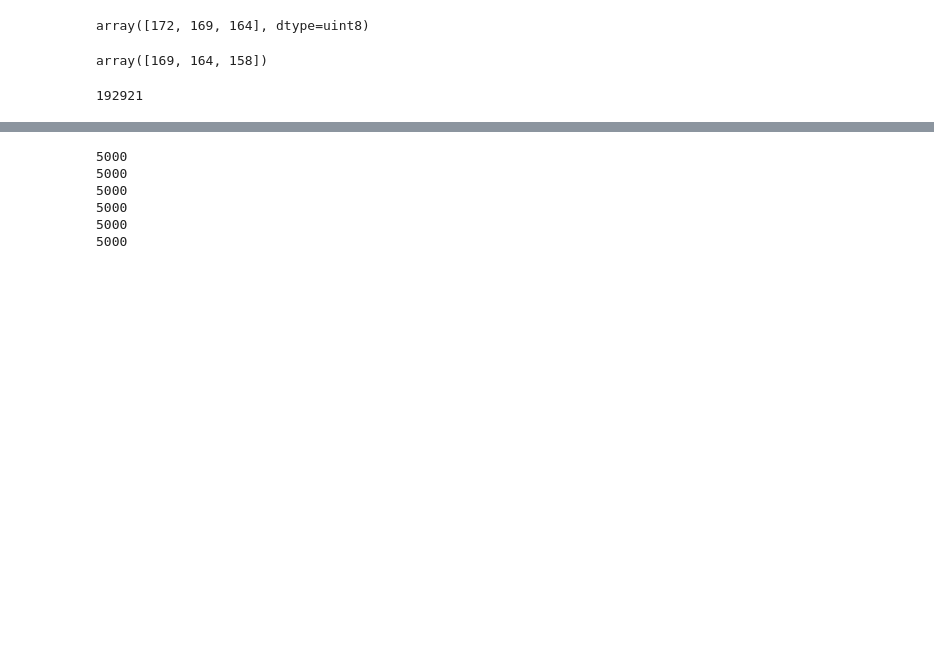
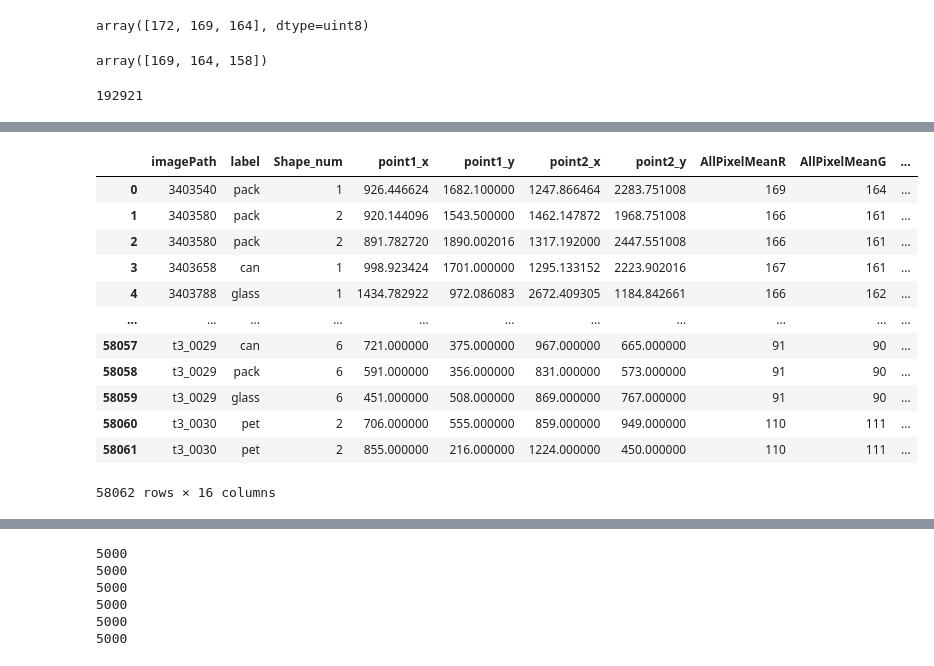
Before and after one commit to rlgus3351/ProjectDataAnalysis, a Jupyter notebook: 05_21/bbox_Pixel.ipynb, the cells around one changed output, grey strips where cells are left out. Drawn from its saved outputs; the diff is of its cells as text; code cells hidden in the pictures; blank space fills up the shorter version.

```diff
--- a/05_21/bbox_Pixel.ipynb
+++ b/05_21/bbox_Pixel.ipynb
@@ -141,0 +185,17 @@ for i in range(25001,30001):
+# %%
+data = pd.read_csv("../data(05_22).csv", index_col=False)
+data
+# %% [output]
+|  | imagePath | label | Shape_num | point1_x | point1_y | point2_x | point2_y | AllPixelMeanR | AllPixelMeanG | ... |
+| 0 | 3403540 | pack | 1 | 926.446624 | 1682.100000 | 1247.866464 | 2283.751008 | 169 | 164 | ... |
+| 1 | 3403580 | pack | 2 | 920.144096 | 1543.500000 | 1462.147872 | 1968.751008 | 166 | 161 | ... |
+| 2 | 3403580 | pack | 2 | 891.782720 | 1890.002016 | 1317.192000 | 2447.551008 | 166 | 161 | ... |
+| 3 | 3403658 | can | 1 | 998.923424 | 1701.000000 | 1295.133152 | 2223.902016 | 167 | 161 | ... |
+| 4 | 3403788 | glass | 1 | 1434.782922 | 972.086083 | 2672.409305 | 1184.842661 | 166 | 162 | ... |
+| ... | ... | ... | ... | ... | ... | ... | ... | ... | ... | ... |
+| 58057 | t3_0029 | can | 6 | 721.000000 | 375.000000 | 967.000000 | 665.000000 | 91 | 90 | ... |
+| 58058 | t3_0029 | pack | 6 | 591.000000 | 356.000000 | 831.000000 | 573.000000 | 91 | 90 | ... |
+| 58059 | t3_0029 | glass | 6 | 451.000000 | 508.000000 | 869.000000 | 767.000000 | 91 | 90 | ... |
+| 58060 | t3_0030 | pet | 2 | 706.000000 | 555.000000 | 859.000000 | 949.000000 | 110 | 111 | ... |
+| 58061 | t3_0030 | pet | 2 | 855.000000 | 216.000000 | 1224.000000 | 450.000000 | 110 | 111 | ... |
+58062 rows × 16 columns
```
Also changed, not shown: parts of 11 cells of this notebook, 5 other files.
